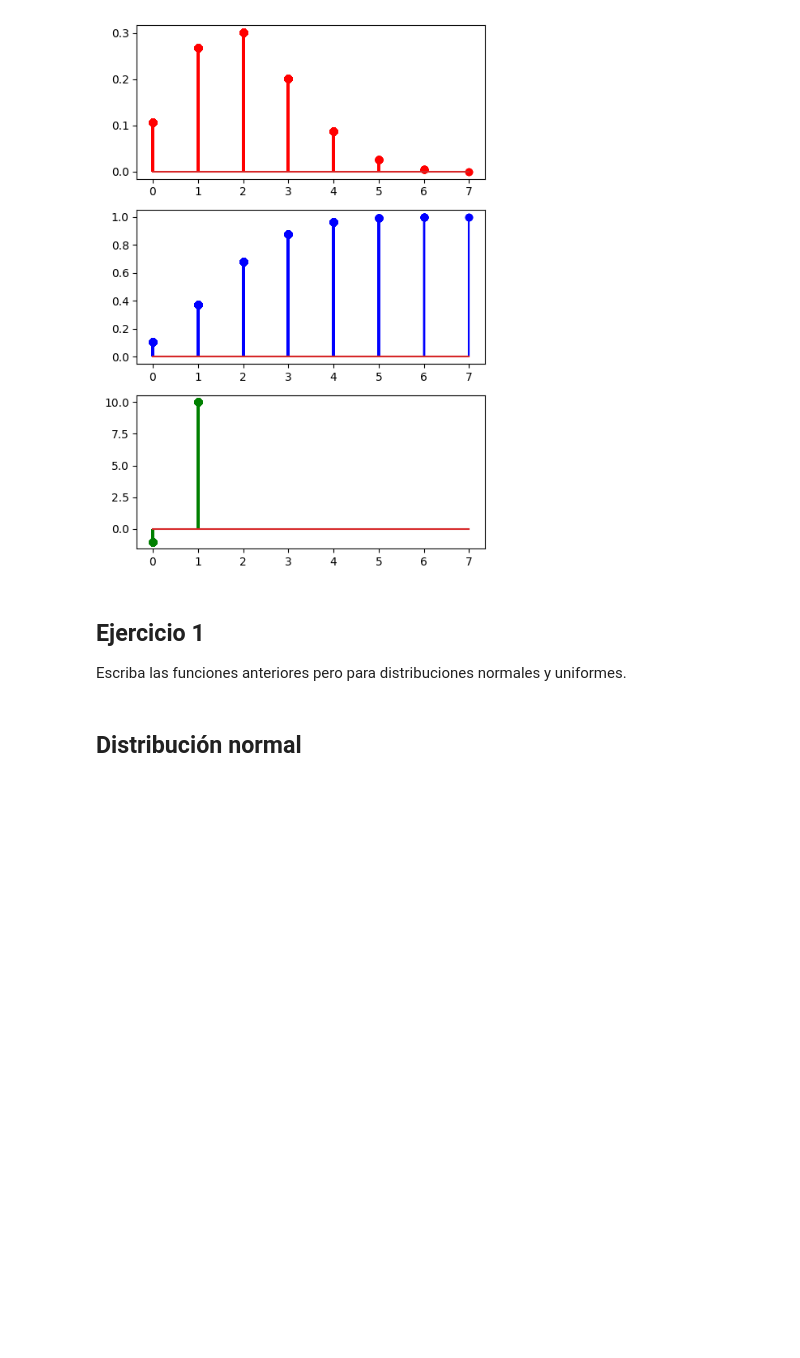
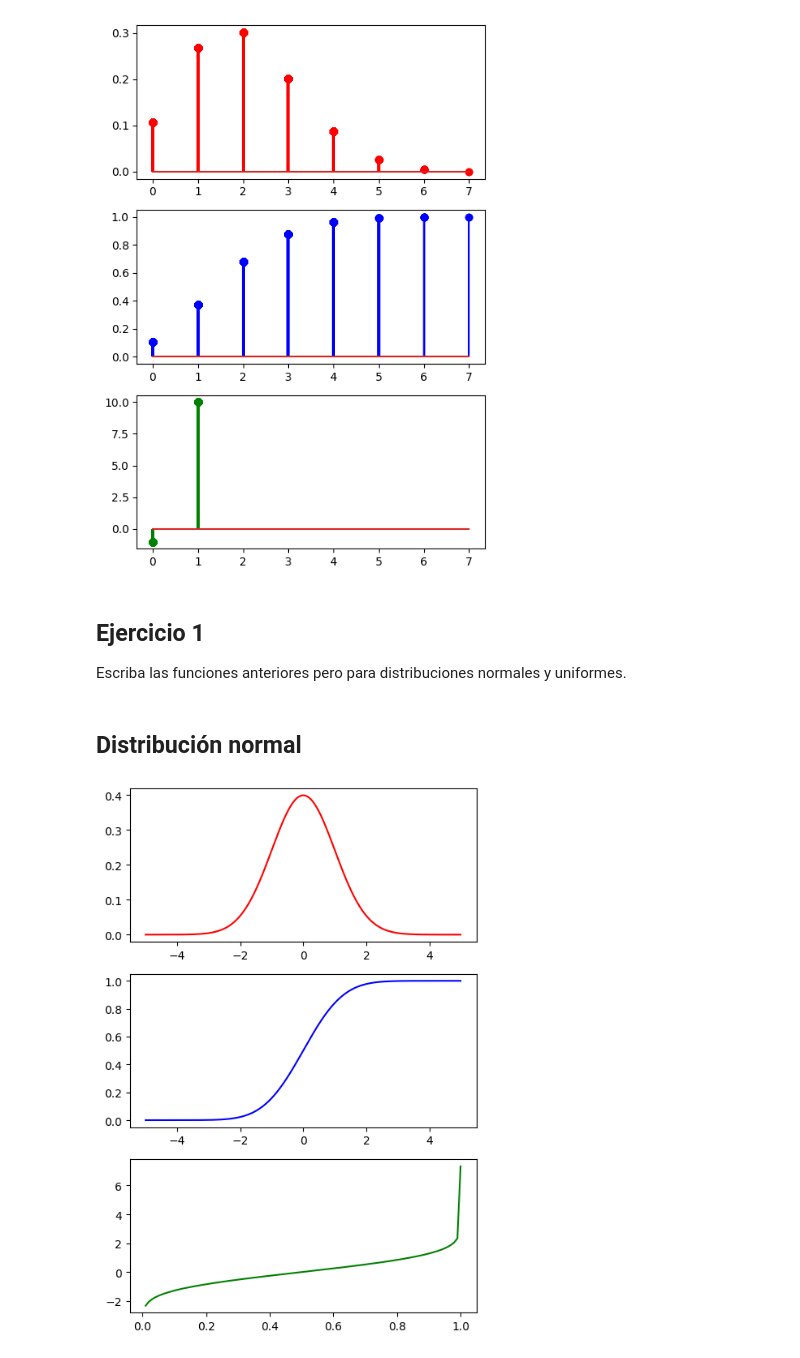
Before and after one commit to 4GeeksAcademy/probability-distribution-exercises-project-with-python_ds_13_david, a Jupyter notebook: notebook/problems.es.ipynb, the cells around one changed output. Drawn from its saved outputs; the diff is of its cells as text; code cells hidden in the pictures; blank space fills up the shorter version.

```diff
--- a/notebook/problems.es.ipynb
+++ b/notebook/problems.es.ipynb
@@ -85,6 +85,53 @@ Escriba las funciones anteriores pero para distribuciones normales y uniformes.
 # %%
 from scipy.stats import norm
 
-# PMF Función de masa de probabilidad.
+# Calculamos la densidad de probabilidad:
+def dnorm (x, mean=0, std=1):
+    result = norm.pdf(x, loc = mean, scale = std)
+    return result
 
-def norm.
+# Calculamos la probabilidad acumulada:
+def pnorm (x, mean=0, std=1):
+    result = norm.cdf(x=x, loc = mean, scale = std)
+    return result
+
+# Calculamos el quantil de la distribución:
+def qnorm (p, mean=0, std=1):
+    result = norm.ppf(q = p, loc = mean, scale = std)
+    return result
+
+# Generamos números aleatorios para una distribución normal:
+def rnorm (n, mean=0, std=1):
+    result = norm.rvs(size=n, loc = mean, scale = std)
+    return result
+
+
+
+# Graficamos las anteriores funciones:
+import matplotlib.pyplot as plt
+import numpy as np
+
+np.random.seed(42)
+
+# Carazterísticas de la distribución normal:
+mean=0
+std=1
+data=np.arange(-5, 5, 0.01)
+
+
+pmf= dnorm(data, mean = mean, std = std)
+cdf= pnorm(data, mean = mean, std = std)
+ppf= qnorm(data, mean = mean, std = std)
+
+
+fig, axis = plt.subplots(3,1, figsize = (5,7))
+
+axis[0].plot(data, pmf, "r-")
+axis[1].plot(data, cdf, "b-")
+axis[2].plot(data, ppf, "g-")
+
+plt.tight_layout()
+
+plt.show()
+# %% [output]
+[figure, added]
```
Also changed, not shown: parts of 2 cells of this notebook.
